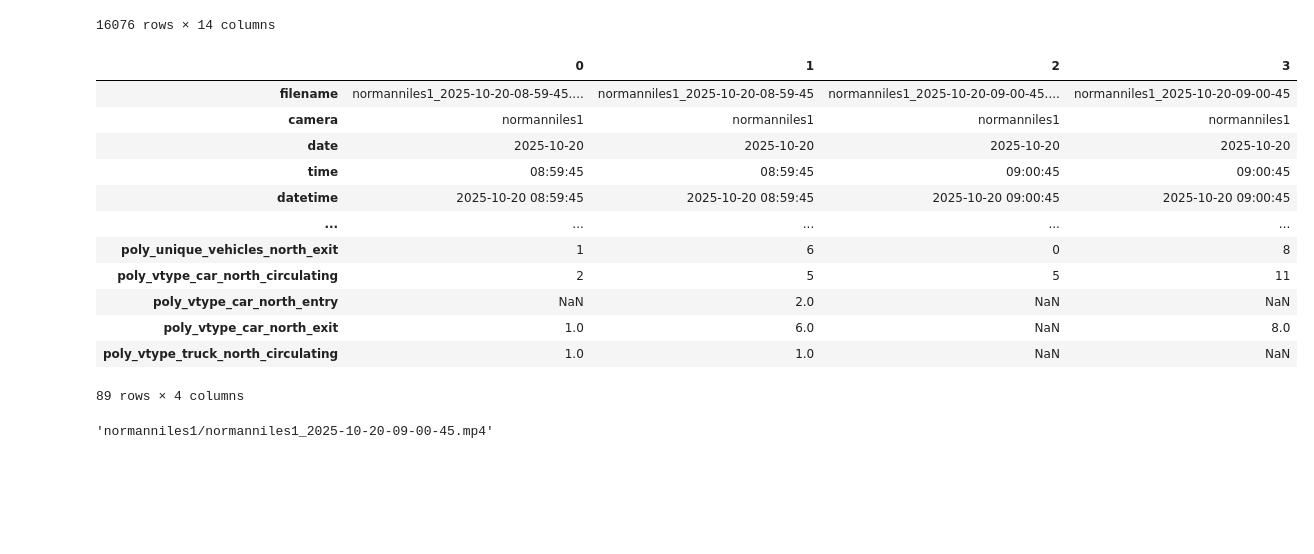
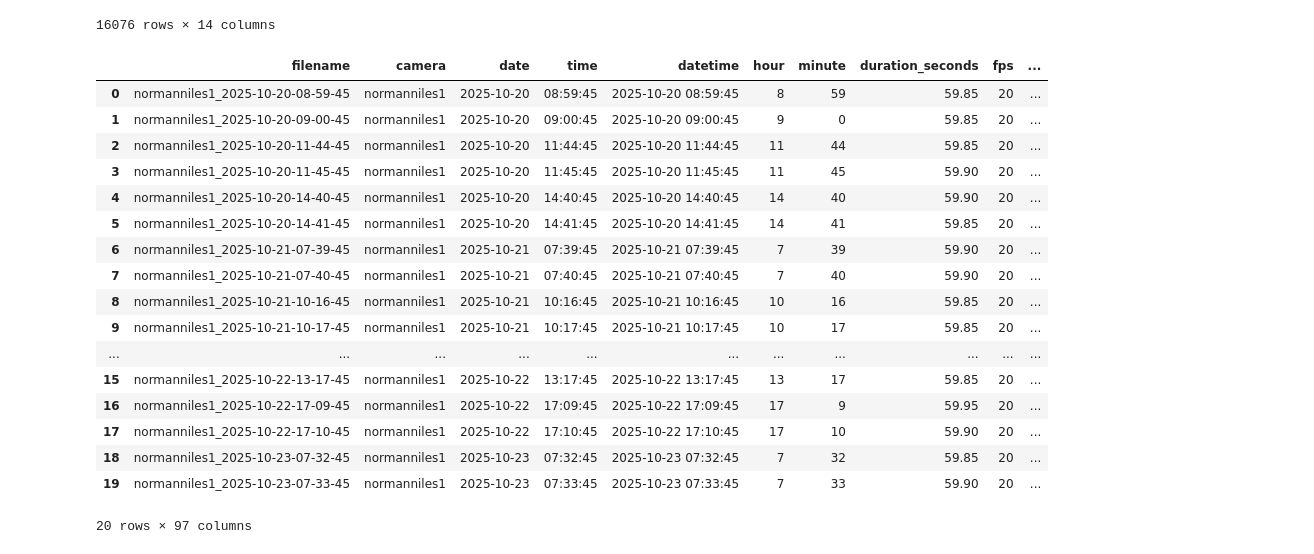
Before and after one commit to jasonosaj96/zindi_barbados_traffic_challenge, a Jupyter notebook: data_challenge/exploration.ipynb, the cells around one changed output. Drawn from its saved outputs; the diff is of its cells as text; code cells hidden in the pictures; blank space fills up the shorter version.

```diff
--- a/data_challenge/exploration.ipynb
+++ b/data_challenge/exploration.ipynb
@@ -26,18 +29,23 @@ df
 # %%
 # read csv file
 df_consolidated = pd.read_csv('../consolidated_results.csv')
-df_consolidated.T
+df_consolidated
 # %% [output]
-|  | 0 | 1 | 2 | 3 |
-| filename | normanniles1_2025-10-20-08-59-45.... | normanniles1_2025-10-20-08-59-45 | normanniles1_2025-10-20-09-00-45.... | normanniles1_2025-10-20-09-00-45 |
-| camera | normanniles1 | normanniles1 | normanniles1 | normanniles1 |
-| date | 2025-10-20 | 2025-10-20 | 2025-10-20 | 2025-10-20 |
-| time | 08:59:45 | 08:59:45 | 09:00:45 | 09:00:45 |
-| datetime | 2025-10-20 08:59:45 | 2025-10-20 08:59:45 | 2025-10-20 09:00:45 | 2025-10-20 09:00:45 |
-| ... | ... | ... | ... | ... |
-| poly_unique_vehicles_north_exit | 1 | 6 | 0 | 8 |
-| poly_vtype_car_north_circulating | 2 | 5 | 5 | 11 |
-| poly_vtype_car_north_entry | NaN | 2.0 | NaN | NaN |
-| poly_vtype_car_north_exit | 1.0 | 6.0 | NaN | 8.0 |
-| poly_vtype_truck_north_circulating | 1.0 | 1.0 | NaN | NaN |
+|  | filename | camera | date | time | datetime | hour | minute | duration_seconds | fps | ... |
+| 0 | normanniles1_2025-10-20-08-59-45 | normanniles1 | 2025-10-20 | 08:59:45 | 2025-10-20 08:59:45 | 8 | 59 | 59.85 | 20 | ... |
+| 1 | normanniles1_2025-10-20-09-00-45 | normanniles1 | 2025-10-20 | 09:00:45 | 2025-10-20 09:00:45 | 9 | 0 | 59.85 | 20 | ... |
+| 2 | normanniles1_2025-10-20-11-44-45 | normanniles1 | 2025-10-20 | 11:44:45 | 2025-10-20 11:44:45 | 11 | 44 | 59.85 | 20 | ... |
+| 3 | normanniles1_2025-10-20-11-45-45 | normanniles1 | 2025-10-20 | 11:45:45 | 2025-10-20 11:45:45 | 11 | 45 | 59.90 | 20 | ... |
+| 4 | normanniles1_2025-10-20-14-40-45 | normanniles1 | 2025-10-20 | 14:40:45 | 2025-10-20 14:40:45 | 14 | 40 | 59.90 | 20 | ... |
+| 5 | normanniles1_2025-10-20-14-41-45 | normanniles1 | 2025-10-20 | 14:41:45 | 2025-10-20 14:41:45 | 14 | 41 | 59.85 | 20 | ... |
+| 6 | normanniles1_2025-10-21-07-39-45 | normanniles1 | 2025-10-21 | 07:39:45 | 2025-10-21 07:39:45 | 7 | 39 | 59.90 | 20 | ... |
+| 7 | normanniles1_2025-10-21-07-40-45 | normanniles1 | 2025-10-21 | 07:40:45 | 2025-10-21 07:40:45 | 7 | 40 | 59.90 | 20 | ... |
+| 8 | normanniles1_2025-10-21-10-16-45 | normanniles1 | 2025-10-21 | 10:16:45 | 2025-10-21 10:16:45 | 10 | 16 | 59.85 | 20 | ... |
+| 9 | normanniles1_2025-10-21-10-17-45 | normanniles1 | 2025-10-21 | 10:17:45 | 2025-10-21 10:17:45 | 10 | 17 | 59.85 | 20 | ... |
+| ... | ... | ... | ... | ... | ... | ... | ... | ... | ... | ... |
+| 15 | normanniles1_2025-10-22-13-17-45 | normanniles1 | 2025-10-22 | 13:17:45 | 2025-10-22 13:17:45 | 13 | 17 | 59.85 | 20 | ... |
+| 16 | normanniles1_2025-10-22-17-09-45 | normanniles1 | 2025-10-22 | 17:09:45 | 2025-10-22 17:09:45 | 17 | 9 | 59.95 | 20 | ... |
+| 17 | normanniles1_2025-10-22-17-10-45 | normanniles1 | 2025-10-22 | 17:10:45 | 2025-10-22 17:10:45 | 17 | 10 | 59.90 | 20 | ... |
+| 18 | normanniles1_2025-10-23-07-32-45 | normanniles1 | 2025-10-23 | 07:32:45 | 2025-10-23 07:32:45 | 7 | 32 | 59.85 | 20 | ... |
+| 19 | normanniles1_2025-10-23-07-33-45 | normanniles1 | 2025-10-23 | 07:33:45 | 2025-10-23 07:33:45 | 7 | 33 | 59.90 | 20 | ... |
-89 rows × 4 columns
+20 rows × 97 columns
@@ -62,4 +51,0 @@ segmented_video_df = pd.DataFrame(all_data)
-# %%
-segmented_video_df.loc[0]['videos']
-# %% [output]
-'normanniles1/normanniles1_2025-10-20-09-00-45.mp4'
```
Also changed, not shown: parts of 13 cells of this notebook, 8 other files.
